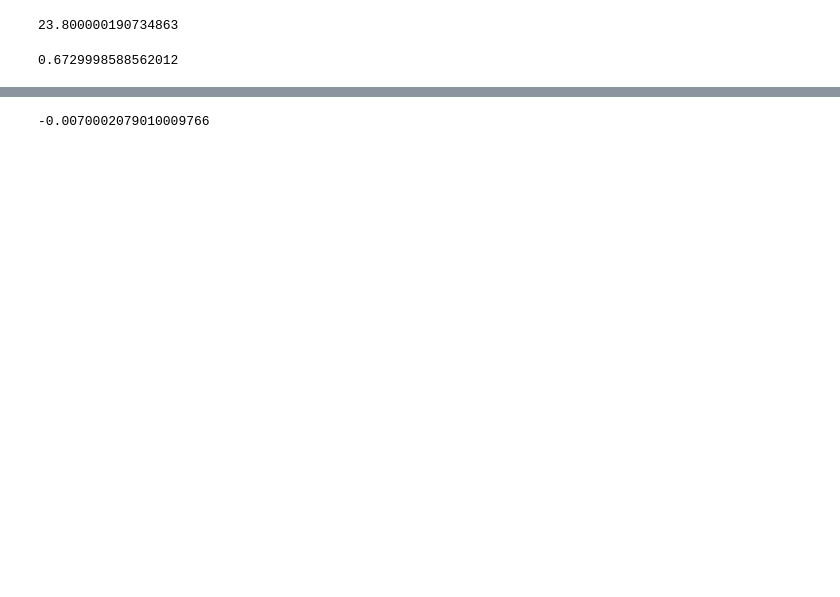
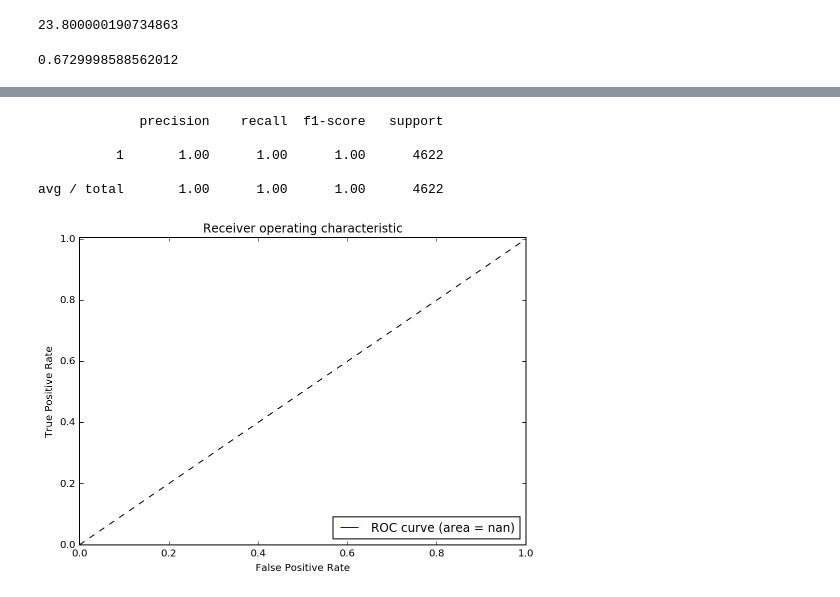
Before and after one commit to martymcwizard/CS512_link_predictor, a Jupyter notebook: ClassificationModels.ipynb, the cells around one changed output, grey strips where cells are left out. Drawn from its saved outputs; the diff is of its cells as text; code cells hidden in the pictures; blank space fills up the shorter version.

```diff
--- a/ClassificationModels.ipynb
+++ b/ClassificationModels.ipynb
@@ -77,9 +77,9 @@ end - start
 start = time.time()
 C_range = np.r_[np.logspace(-2, 9, 5)]
 gamma_range = np.r_[np.logspace(-9, 2, 5)]
-gridCoarse = GridSearchCV(sklearn.svm.SVC(C=1.0, kernel='rbf', class_weight='balanced', verbose=False, max_iter=250),
+gridCoarse = GridSearchCV(sklearn.svm.SVC(C=1.0, kernel='rbf', class_weight='balanced', verbose=False, max_iter=10),
                     {'C' : C_range, 'gamma': gamma_range},
-                   scoring='roc_auc', cv=10, n_jobs=-1)
+                   scoring='roc_auc', cv=10, n_jobs=4)
 gridCoarse.fit(X_train, y_train)
 
 C_best = np.round(np.log10(gridCoarse.best_params_['C']))
@@ -114,17 +116,20 @@ svmbestClf.probability = True
 # %%
 svmbestClf.fit(X_train, y_train)
 y_pred = svmbestClf.predict(X_test)
 
 print sklearn.metrics.classification_report(y_test, y_pred)
 
 # Predict scores
-# y_score = svmbestClf.predict_proba(X_test)[:, 1]
+y_score = svmbestClf.predict_proba(X_test)[:, 1]
 
 # Plot ROC
-sfpr, stpr, _ = roc_curve(y_test, y_pred)
+sfpr, stpr, _ = roc_curve(y_test, y_score)
 
 plotRoC(sfpr, stpr)
+# %% [output]
+             precision    recall  f1-score   support
+
+          1       1.00      1.00      1.00      4622
+
+avg / total       1.00      1.00      1.00      4622
+[figure, added]
-# %%
-end-start
-# %% [output]
--0.0070002079010009766
```
Also changed, not shown: parts of 4 cells of this notebook.
